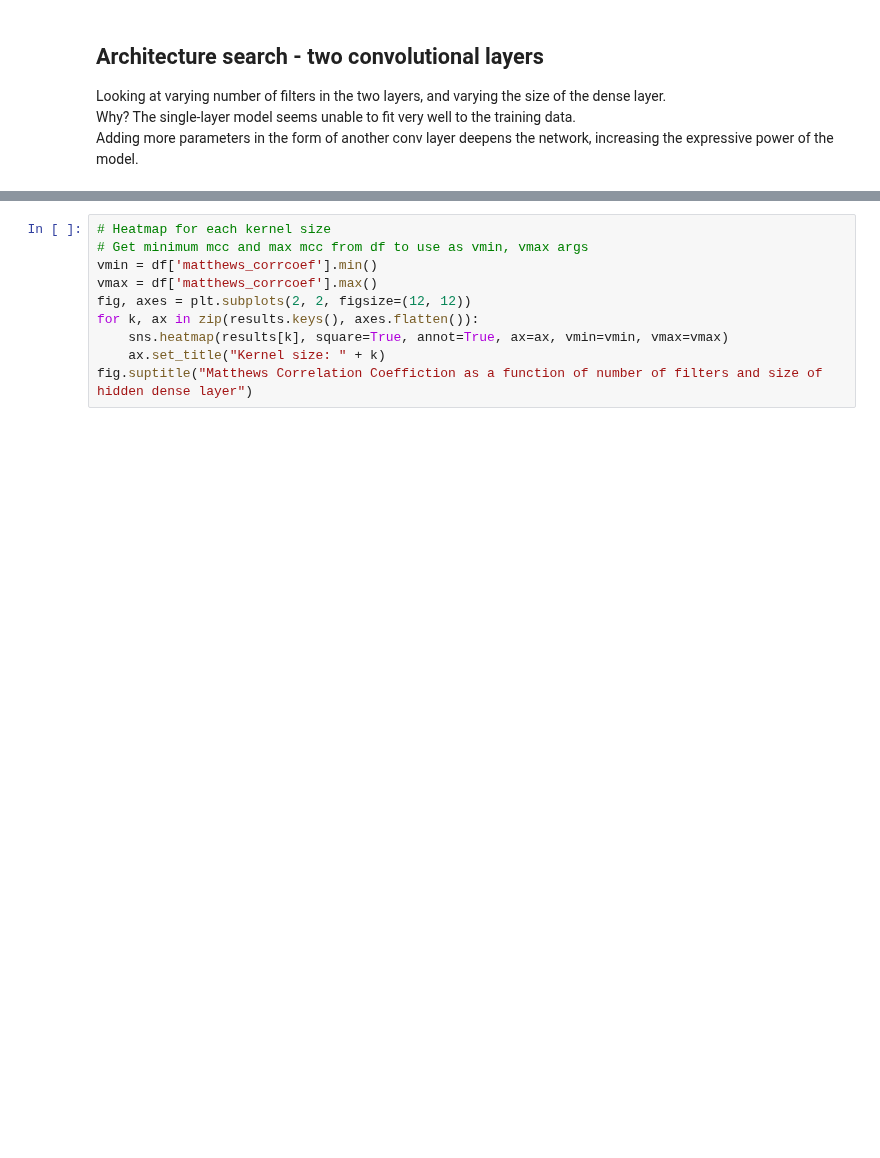
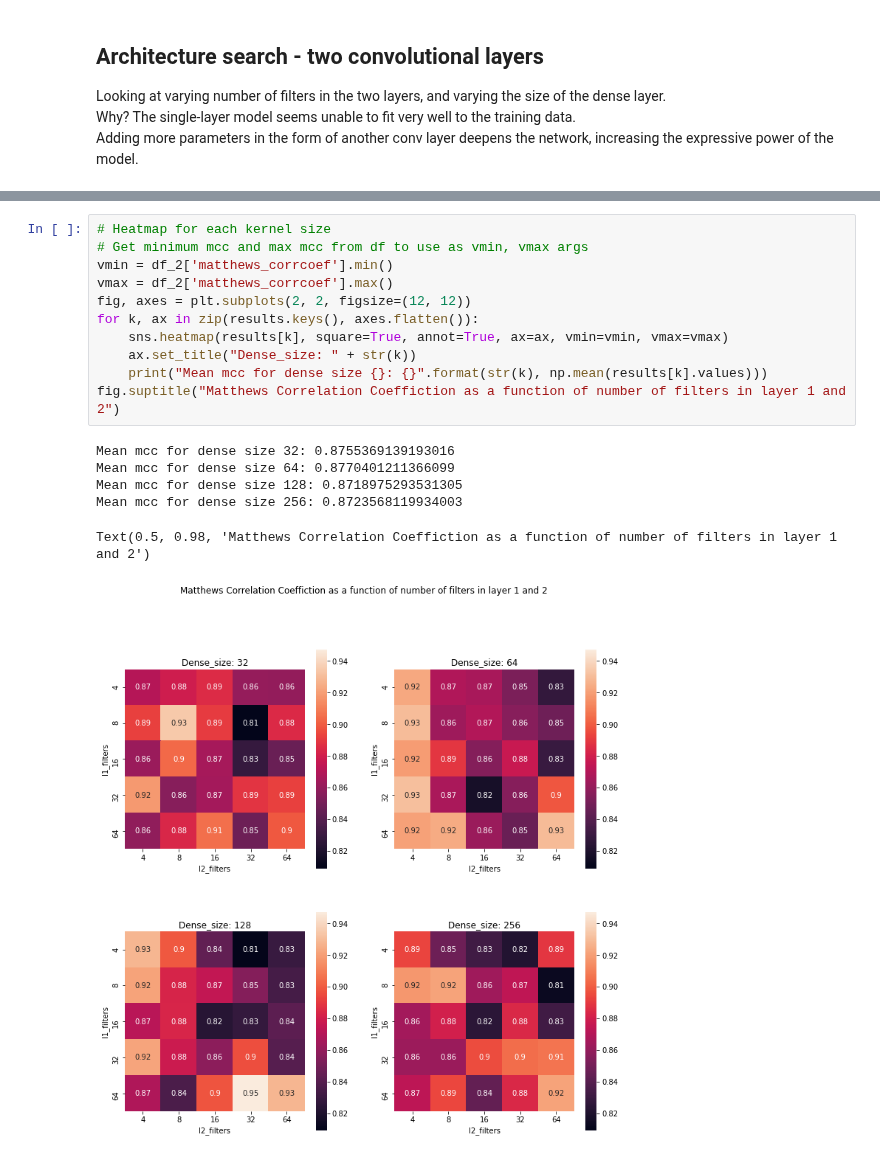
Before and after one commit to geirtul/master_analysis, a Jupyter notebook: notebooks/experiments/hparam_search_results.ipynb, the cells around one changed output, grey strips where cells are left out. Saved outputs shown, nothing was run; the diff lists cells and outputs as text; blank space fills up the shorter version.

```diff
--- a/notebooks/experiments/hparam_search_results.ipynb
+++ b/notebooks/experiments/hparam_search_results.ipynb
@@ -71,10 +83,18 @@ Index(['id', 'l1_filters', 'l2_filters', 'kernel_size', 'dense_size',
 # %%
 # Heatmap for each kernel size
 # Get minimum mcc and max mcc from df to use as vmin, vmax args
-vmin = df['matthews_corrcoef'].min()
-vmax = df['matthews_corrcoef'].max()
+vmin = df_2['matthews_corrcoef'].min()
+vmax = df_2['matthews_corrcoef'].max()
 fig, axes = plt.subplots(2, 2, figsize=(12, 12))
 for k, ax in zip(results.keys(), axes.flatten()):
     sns.heatmap(results[k], square=True, annot=True, ax=ax, vmin=vmin, vmax=vmax)
-    ax.set_title("Kernel size: " + k)
-fig.suptitle("Matthews Correlation Coeffiction as a function of number of filters and size of hidden dense layer")
+    ax.set_title("Dense_size: " + str(k))
+    print("Mean mcc for dense size {}: {}".format(str(k), np.mean(results[k].values)))
+fig.suptitle("Matthews Correlation Coeffiction as a function of number of filters in layer 1 and 2")
+# %% [output]
+Mean mcc for dense size 32: 0.8755369139193016
+Mean mcc for dense size 64: 0.8770401211366099
+Mean mcc for dense size 128: 0.8718975293531305
+Mean mcc for dense size 256: 0.8723568119934003
+Text(0.5, 0.98, 'Matthews Correlation Coeffiction as a function of number of filters in layer 1 and 2')
+[figure, added]
```
Also changed, not shown: parts of 4 cells of this notebook.
